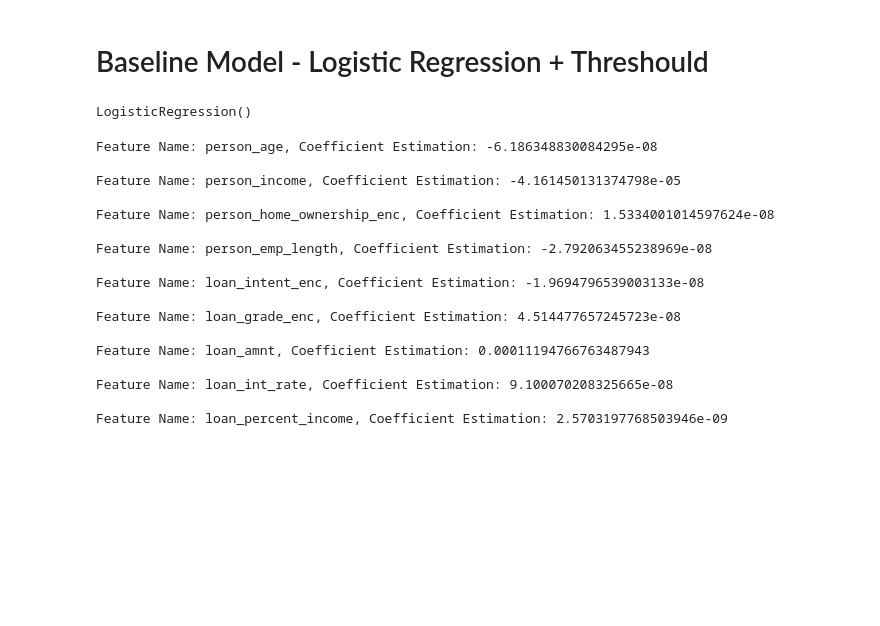
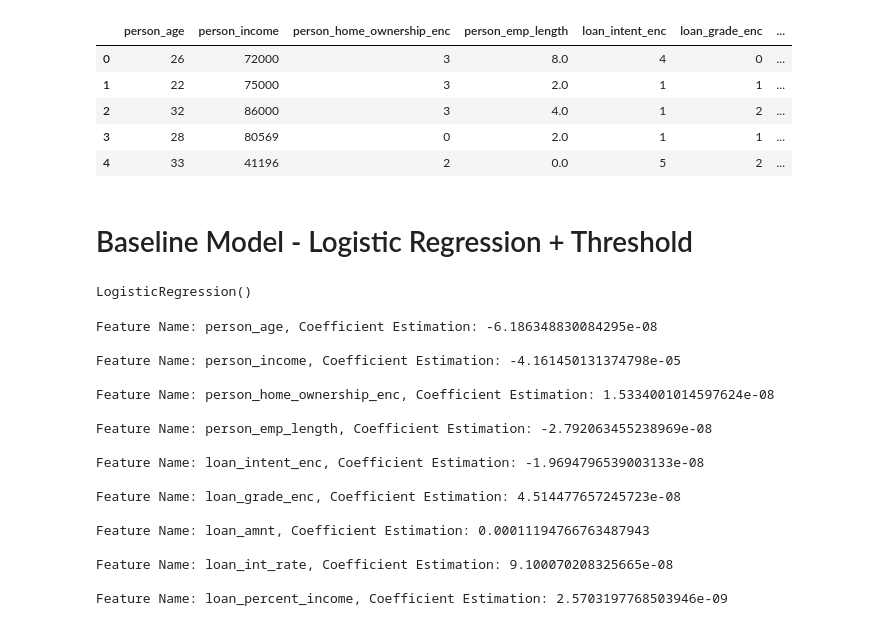
Before and after one commit to IavTavares/Credit_Risk_Models, a Jupyter notebook: Notebooks/Logistic Regression + Classification.ipynb, the cells around one changed output. Saved outputs shown, nothing was run; the diff lists cells and outputs as text; code cells hidden in the pictures; blank space fills up the shorter version.

```diff
--- a/Notebooks/Logistic Regression + Classification.ipynb
+++ b/Notebooks/Logistic Regression + Classification.ipynb
@@ -16,8 +17,17 @@ X_train = pd.read_csv(r"..\Data Set\X_train.csv")
 X_test = pd.read_csv(r"..\Data Set\X_test.csv")
 Y_train = pd.read_csv(r"..\Data Set\Y_train.csv")
 Y_test = pd.read_csv(r"..\Data Set\Y_test.csv")
+# %%
+X_train.head()
+# %% [output]
+|  | person_age | person_income | person_home_ownership_enc | person_emp_length | loan_intent_enc | loan_grade_enc | ... |
+| 0 | 26 | 72000 | 3 | 8.0 | 4 | 0 | ... |
+| 1 | 22 | 75000 | 3 | 2.0 | 1 | 1 | ... |
+| 2 | 32 | 86000 | 3 | 4.0 | 1 | 2 | ... |
+| 3 | 28 | 80569 | 0 | 2.0 | 1 | 1 | ... |
+| 4 | 33 | 41196 | 2 | 0.0 | 5 | 2 | ... |
 # %% [markdown]
-# Baseline Model - Logistic Regression + Threshould
+# Baseline Model - Logistic Regression + Threshold
 # %%
 reg_base=LogisticRegression()
 # %%
```
Also changed, not shown: parts of 3 cells of this notebook.
